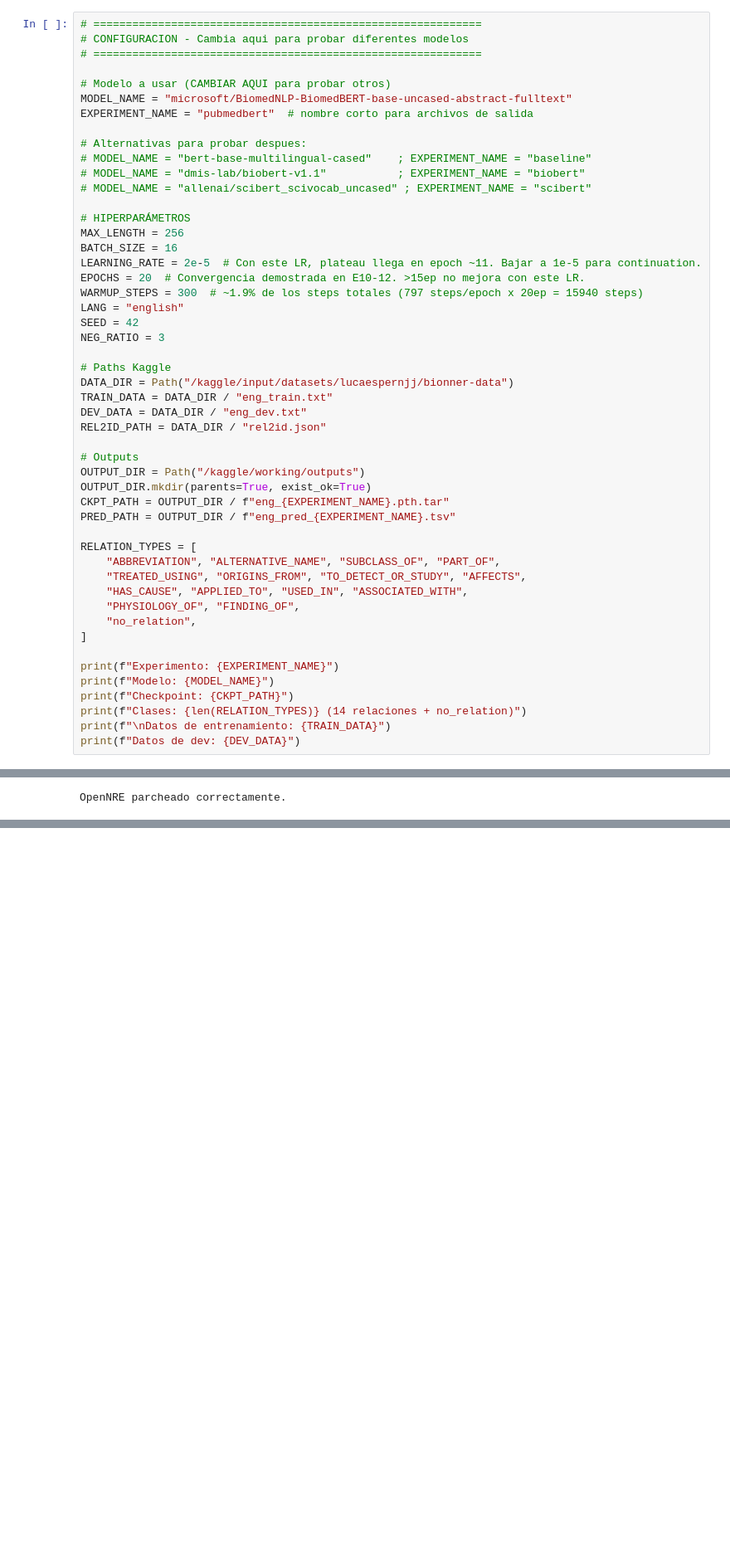
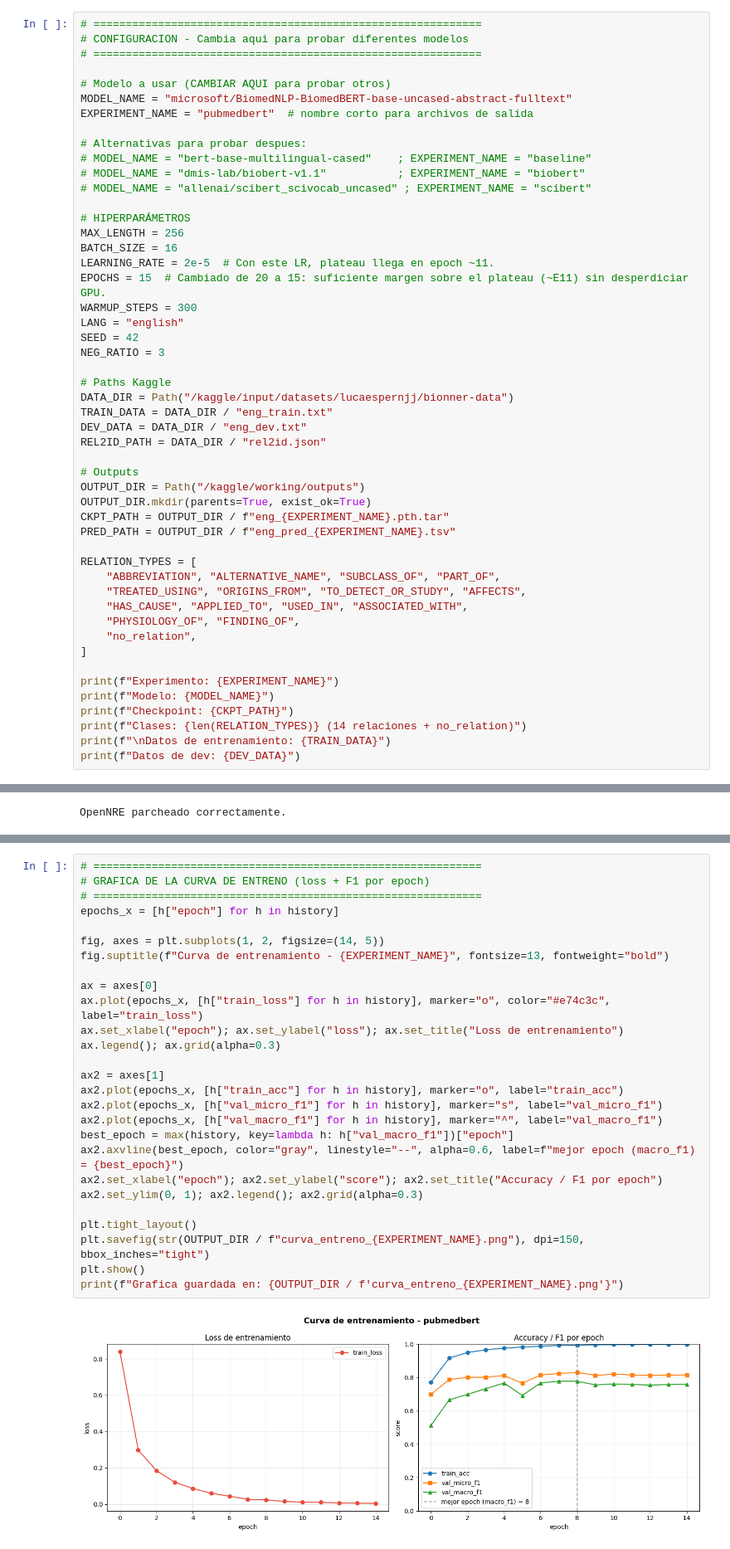
Before and after one commit to luciaesperonn/mi-tfg-bionner, a Jupyter notebook: notebooks/1A-experimentopubmedbert.ipynb, the cells around one changed output, grey strips where cells are left out. Shown at 83% size. Drawn from its saved outputs; the diff is of its cells as text; blank space fills up the shorter version.

```diff
--- a/notebooks/1A-experimentopubmedbert.ipynb
+++ b/notebooks/1A-experimentopubmedbert.ipynb
@@ -144,9 +153,9 @@ EXPERIMENT_NAME = "pubmedbert"  # nombre corto para archivos de salida
 # HIPERPARÁMETROS
 MAX_LENGTH = 256
 BATCH_SIZE = 16
-LEARNING_RATE = 2e-5  # Con este LR, plateau llega en epoch ~11. Bajar a 1e-5 para continuation.
-EPOCHS = 20  # Convergencia demostrada en E10-12. >15ep no mejora con este LR.
-WARMUP_STEPS = 300  # ~1.9% de los steps totales (797 steps/epoch x 20ep = 15940 steps)
+LEARNING_RATE = 2e-5  # Con este LR, plateau llega en epoch ~11.
+EPOCHS = 15  # Cambiado de 20 a 15: suficiente margen sobre el plateau (~E11) sin desperdiciar GPU.
+WARMUP_STEPS = 300
 LANG = "english"
 SEED = 42
 NEG_RATIO = 3
@@ -368,0 +523,29 @@ print(f"Mejor checkpoint guardado en: {CKPT_PATH}")
+# %%
+# ============================================================
+# GRAFICA DE LA CURVA DE ENTRENO (loss + F1 por epoch)
+# ============================================================
+epochs_x = [h["epoch"] for h in history]
+
+fig, axes = plt.subplots(1, 2, figsize=(14, 5))
+fig.suptitle(f"Curva de entrenamiento - {EXPERIMENT_NAME}", fontsize=13, fontweight="bold")
+
+ax = axes[0]
+ax.plot(epochs_x, [h["train_loss"] for h in history], marker="o", color="#e74c3c", label="train_loss")
+ax.set_xlabel("epoch"); ax.set_ylabel("loss"); ax.set_title("Loss de entrenamiento")
+ax.legend(); ax.grid(alpha=0.3)
+
+ax2 = axes[1]
+ax2.plot(epochs_x, [h["train_acc"] for h in history], marker="o", label="train_acc")
+ax2.plot(epochs_x, [h["val_micro_f1"] for h in history], marker="s", label="val_micro_f1")
+ax2.plot(epochs_x, [h["val_macro_f1"] for h in history], marker="^", label="val_macro_f1")
+best_epoch = max(history, key=lambda h: h["val_macro_f1"])["epoch"]
+ax2.axvline(best_epoch, color="gray", linestyle="--", alpha=0.6, label=f"mejor epoch (macro_f1) = {best_epoch}")
+ax2.set_xlabel("epoch"); ax2.set_ylabel("score"); ax2.set_title("Accuracy / F1 por epoch")
+ax2.set_ylim(0, 1); ax2.legend(); ax2.grid(alpha=0.3)
+
+plt.tight_layout()
+plt.savefig(str(OUTPUT_DIR / f"curva_entreno_{EXPERIMENT_NAME}.png"), dpi=150, bbox_inches="tight")
+plt.show()
+print(f"Grafica guardada en: {OUTPUT_DIR / f'curva_entreno_{EXPERIMENT_NAME}.png'}")
+# %% [output]
+[figure, added]
```
Also changed, not shown: parts of 30 cells of this notebook.
